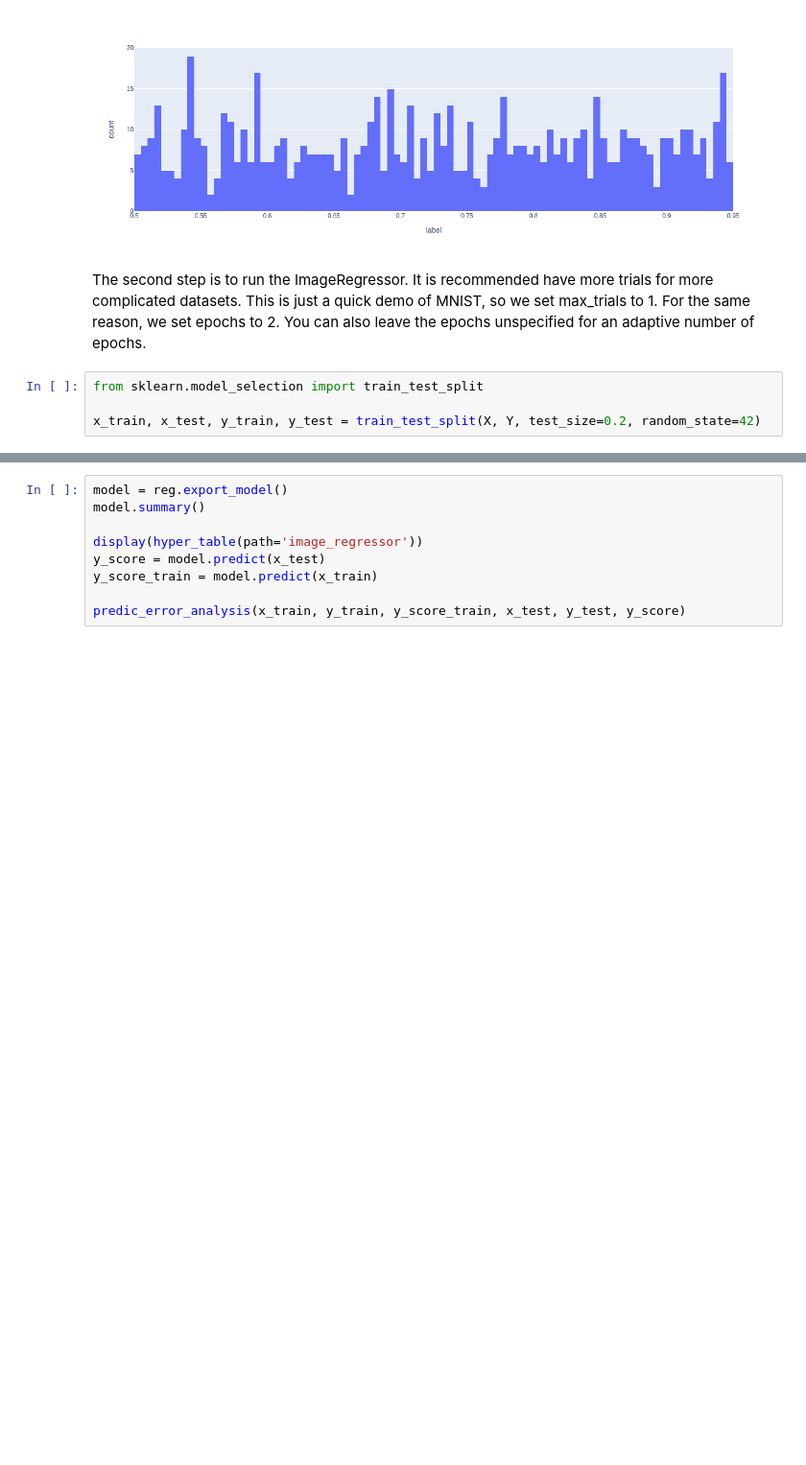
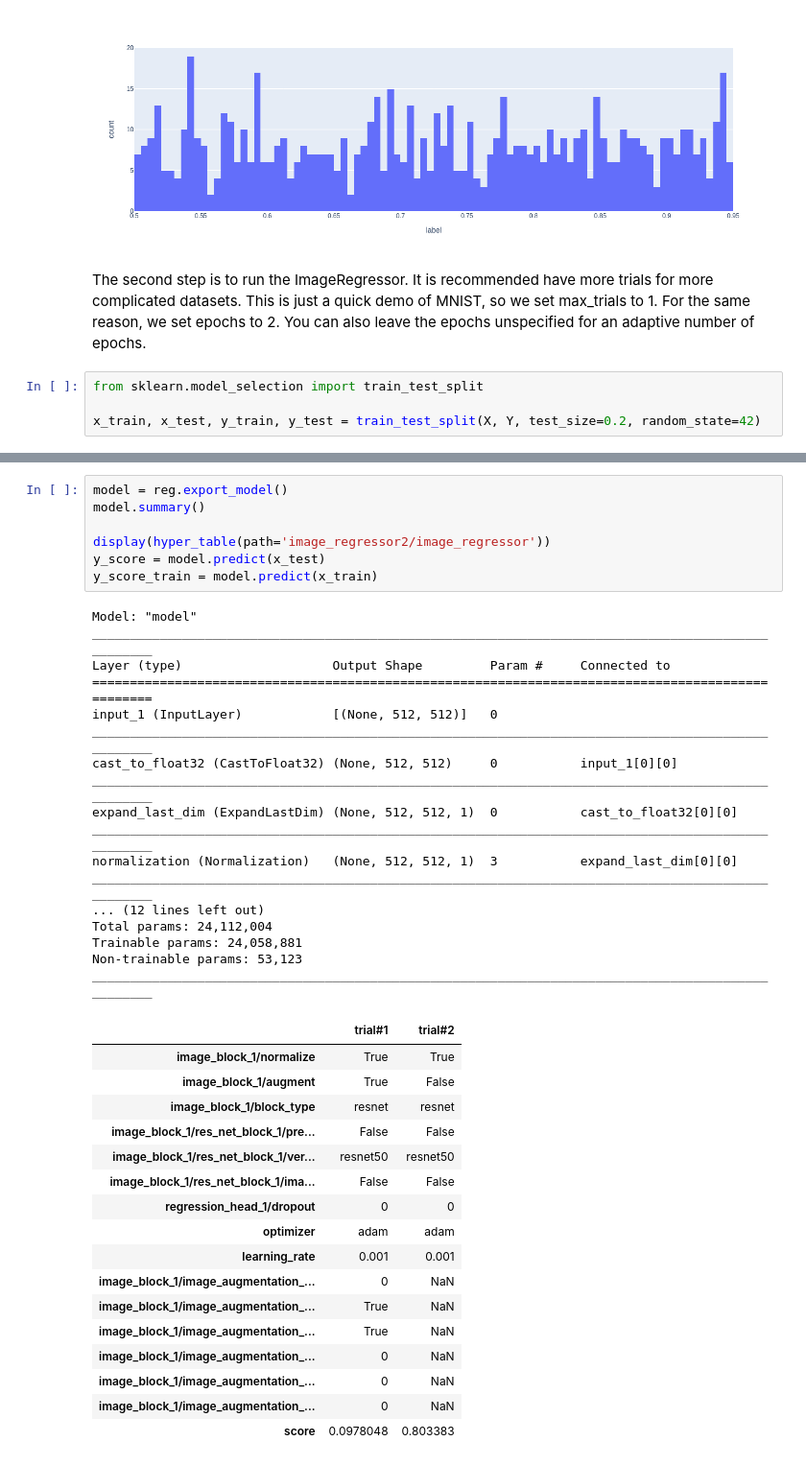
Before and after one commit to fengchenLBL/diffraction-ai, a Jupyter notebook: image_regression2.ipynb, the cells around one changed output, grey strips where cells are left out. Shown at 96% size. Drawn from its saved outputs; the diff is of its cells as text; blank space fills up the shorter version.

Commit message:
classification and regression updates

```diff
--- a/image_regression2.ipynb
+++ b/image_regression2.ipynb
@@ -166,9 +167,42 @@ Epoch 6/10
 # %%
 model = reg.export_model()
 model.summary()
 
-display(hyper_table(path='image_regressor'))
+display(hyper_table(path='image_regressor2/image_regressor'))
 y_score = model.predict(x_test)
 y_score_train = model.predict(x_train)
-
-predic_error_analysis(x_train, y_train, y_score_train, x_test, y_test, y_score)
+# %% [output]
+Model: "model"
+__________________________________________________________________________________________________
+Layer (type)                    Output Shape         Param #     Connected to
+==================================================================================================
+input_1 (InputLayer)            [(None, 512, 512)]   0
+__________________________________________________________________________________________________
+cast_to_float32 (CastToFloat32) (None, 512, 512)     0           input_1[0][0]
+__________________________________________________________________________________________________
+expand_last_dim (ExpandLastDim) (None, 512, 512, 1)  0           cast_to_float32[0][0]
+__________________________________________________________________________________________________
+normalization (Normalization)   (None, 512, 512, 1)  3           expand_last_dim[0][0]
+__________________________________________________________________________________________________
+... (12 lines left out)
+Total params: 24,112,004
+Trainable params: 24,058,881
+Non-trainable params: 53,123
+__________________________________________________________________________________________________
+|  | trial#1 | trial#2 |
+| image_block_1/normalize | True | True |
+| image_block_1/augment | True | False |
+| image_block_1/block_type | resnet | resnet |
+| image_block_1/res_net_block_1/pre... | False | False |
+| image_block_1/res_net_block_1/ver... | resnet50 | resnet50 |
+| image_block_1/res_net_block_1/ima... | False | False |
+| regression_head_1/dropout | 0 | 0 |
+| optimizer | adam | adam |
+| learning_rate | 0.001 | 0.001 |
+| image_block_1/image_augmentation_... | 0 | NaN |
+| image_block_1/image_augmentation_... | True | NaN |
+| image_block_1/image_augmentation_... | True | NaN |
+| image_block_1/image_augmentation_... | 0 | NaN |
+| image_block_1/image_augmentation_... | 0 | NaN |
+| image_block_1/image_augmentation_... | 0 | NaN |
+| score | 0.0978048 | 0.803383 |
```
Also changed, not shown: parts of 4 cells of this notebook, 4 other files.
